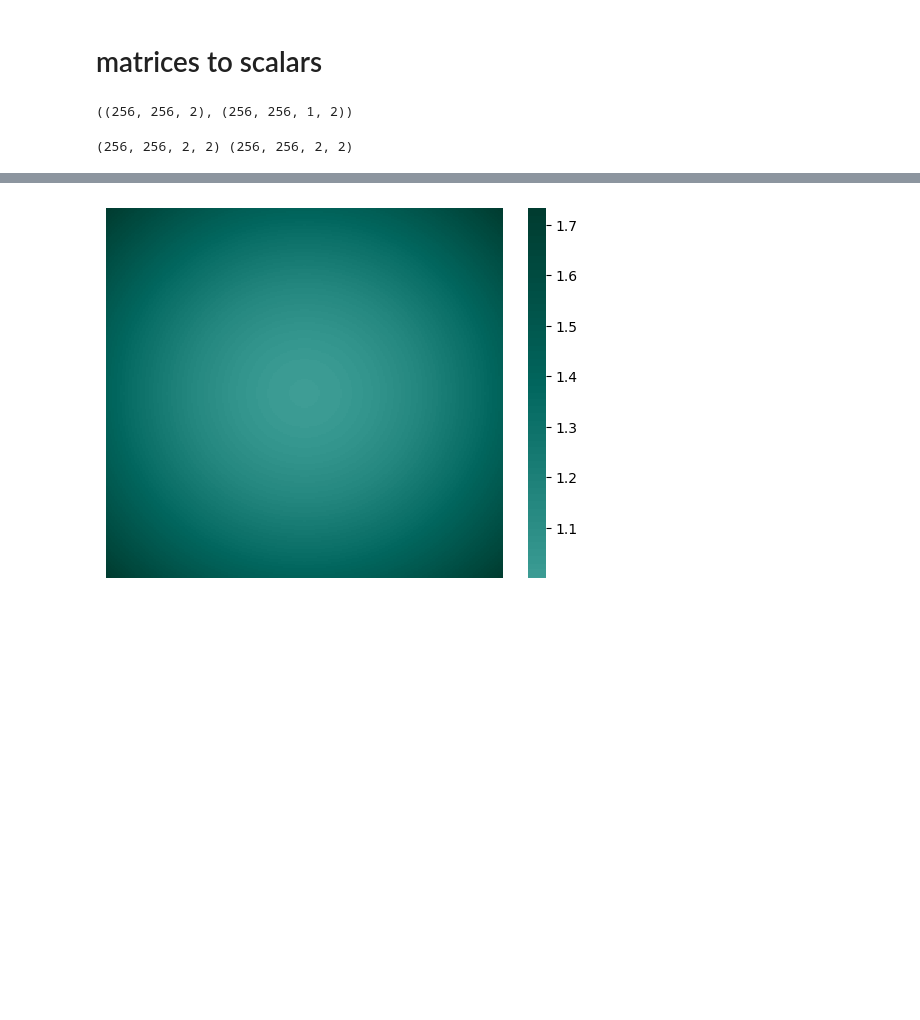
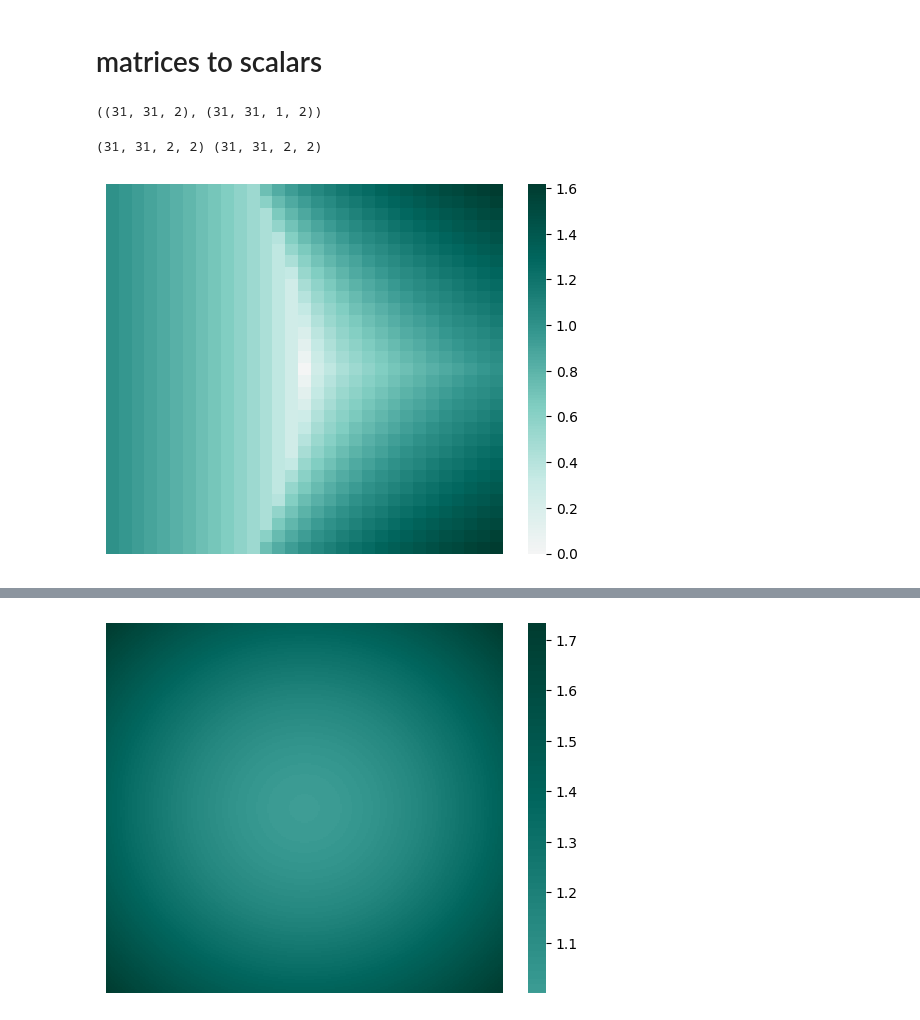
Before and after one commit to martin12333/marti-onedrive, a Jupyter notebook: AI/mm--linear-algebra-for-neural-networks/mm--parameter-maps.ipynb, the cells around one changed output, grey strips where cells are left out. Cells and saved outputs as stored; diff of their text form; code cells hidden in the pictures; blank space fills up the shorter version.

```diff
--- a/AI/mm--linear-algebra-for-neural-networks/mm--parameter-maps.ipynb
+++ b/AI/mm--linear-algebra-for-neural-networks/mm--parameter-maps.ipynb
@@ -63,7 +63,7 @@ def Hforx(x):# computes the hue corresponding to the
 def plot_scalars(w):
     sns.heatmap(w,  cmap=plt.cm.BrBG, center = 0,  xticklabels=False, yticklabels=False)#
 # %%
-n3= 256 # 64 #  16 # 8 # 4 #64  # 4 # 3  #55 # 3 #11  #5  # 3  # 51  # 5 # 3  #
+n3= 31 # 17 #5 # 3  #  256 # 64 #  16 # 8 # 4 #64  # 4 # 3  #55 # 3 #11  #5  # 3  # 51  # 5 # 3  #
 lo=-1  # -2
 hi=+1  # 2
 
@@ -309,7 +309,7 @@ d0=repeat(ve,  'i -> k n 1 i' ,n=n3,k=n3 )
 d0
 c0.shape, d0.shape
 # %% [output]
-((256, 256, 2), (256, 256, 1, 2))
+((31, 31, 2), (31, 31, 1, 2))
 # %%
 z=pack([c0,x], 'h w b *')[0] ### 'h w b -> h w * b')
 #print(z)
@@ -319,4 +319,4 @@ w=rearrange(t,'h w i j -> h w j i' )
 print(z.shape, w.shape)
 #w-z
 # %% [output]
-(256, 256, 2, 2) (256, 256, 2, 2)
+(31, 31, 2, 2) (31, 31, 2, 2)
@@ -322,0 +327,4 @@ print(z.shape, w.shape)
+# %%
+plot_scalars(  np.sort(np.abs(np.linalg.eigvals(z)))[:,:,1]    )
+# %% [output]
+[figure, added]
```
Also changed, not shown: parts of 4 cells of this notebook, 2 other files.
